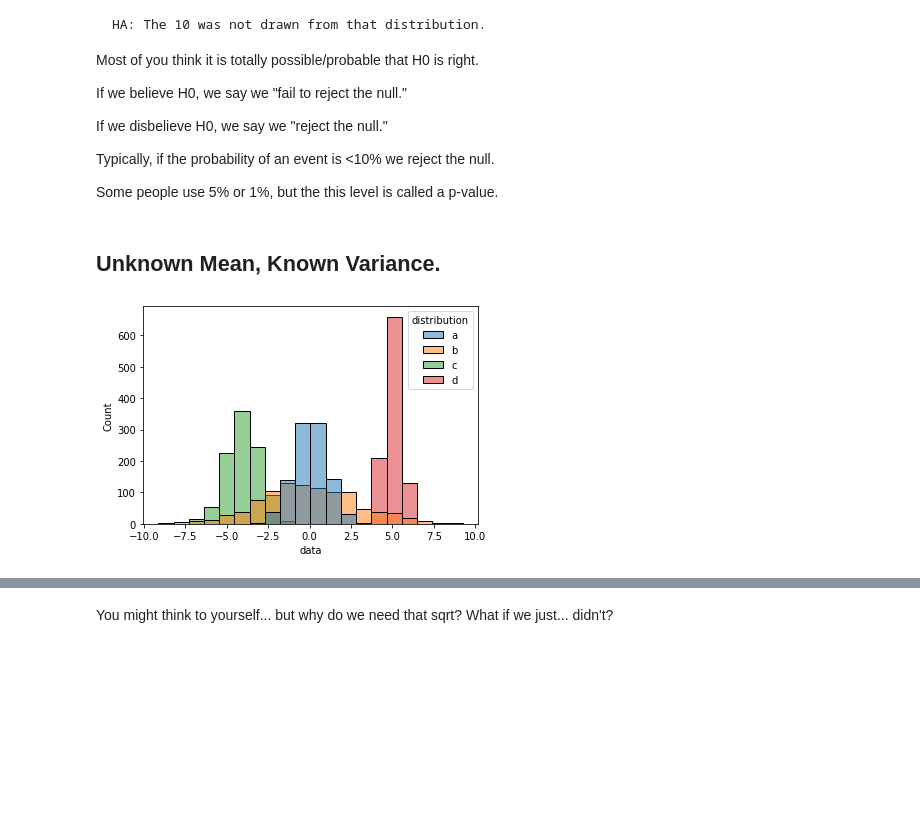
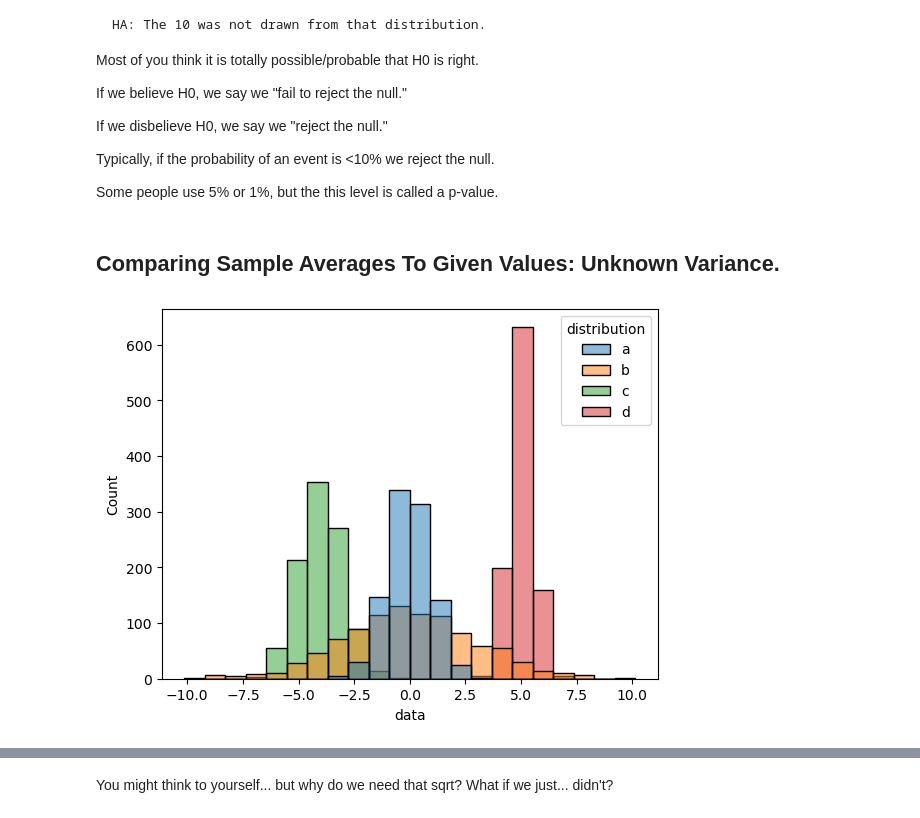
Before and after one commit to BryanSWeber/BDA301, a Jupyter notebook: Day 05 Lesson.ipynb, the cells around one changed output, grey strips where cells are left out. Saved outputs shown, nothing was run; the diff lists cells and outputs as text; code cells hidden in the pictures; blank space fills up the shorter version.

```diff
--- a/Day 05 Lesson.ipynb
+++ b/Day 05 Lesson.ipynb
@@ -91,25 +92,24 @@ If we disbelieve H0, we say we "reject the null."
 Typically, if the probability of an event is <10% we reject the null.
 
 Some people use 5% or 1%, but the this level is called a p-value.
-# %% [markdown]
-## Unknown Mean, Known Variance.
+# %% [markdown]
+## Comparing Sample Averages To Given Values: Unknown Variance.
 # %%
 normalData = pd.DataFrame(index=range(0,4000), columns=['data','distribution'])
-normalData = normalData.fillna(0)
 
-normalData.loc[0:999,'data']     = random.normal(0, 1, 1000)  #think about what the .loc argument does.
+normalData.loc[0:999,'data']     = np.random.normal(0, 1, 1000)  #think about what the .loc argument does.
 normalData.loc[1000:1999,'data'] = random.normal(0, 3, 1000) #mean = 0, sd = 3, number of draws.
 normalData.loc[2000:2999,'data'] = random.normal(-4, 1, 1000)
 normalData.loc[3000:3999,'data'] = random.normal(5, 0.5, 1000)
 
 normalData.loc[0:999,'distribution']     = 'a'
 normalData.loc[1000:1999,'distribution'] = 'b'
 normalData.loc[2000:2999,'distribution'] = 'c'
 normalData.loc[3000:3999,'distribution'] = 'd'
 
 normalHist = sns.histplot(x = normalData['data'], hue = normalData['distribution'])
 # %% [output]
-[figure, old version]
+[figure, new version]
 # %% [markdown]
 Now, it is clear from last week that we have 4 different distributions here.   How can we PROVE one is substantively different than 0?
 
```
Also changed, not shown: parts of 23 cells of this notebook.
